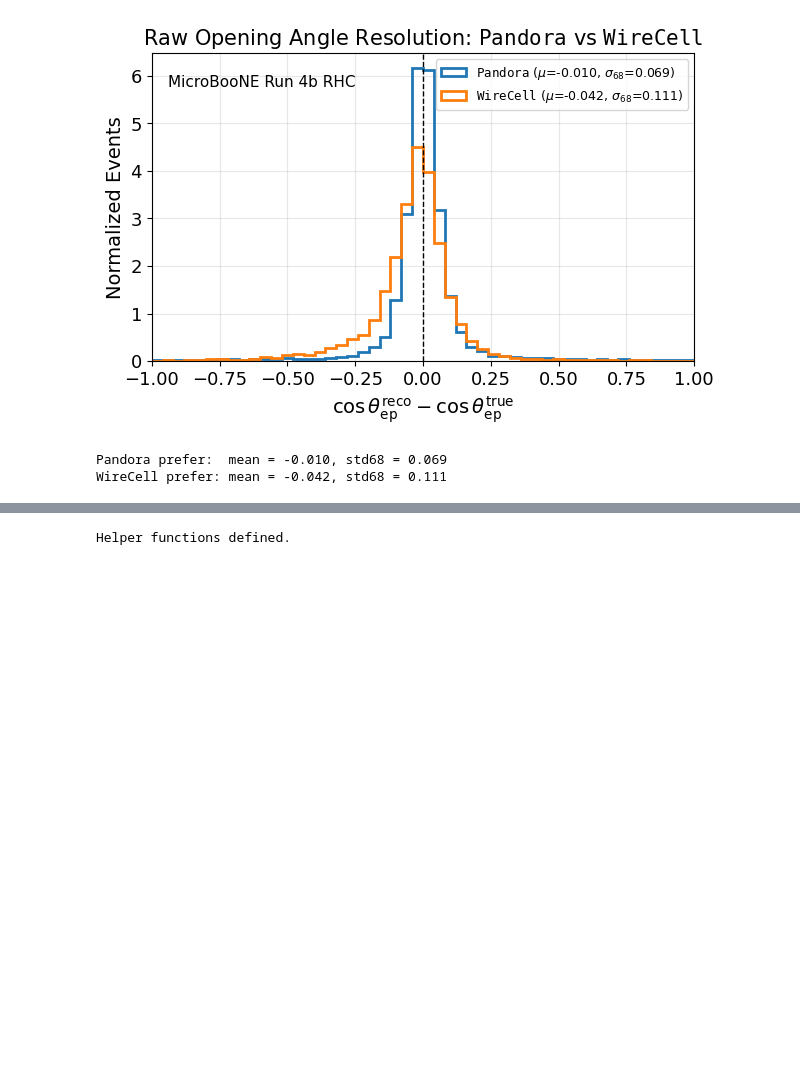
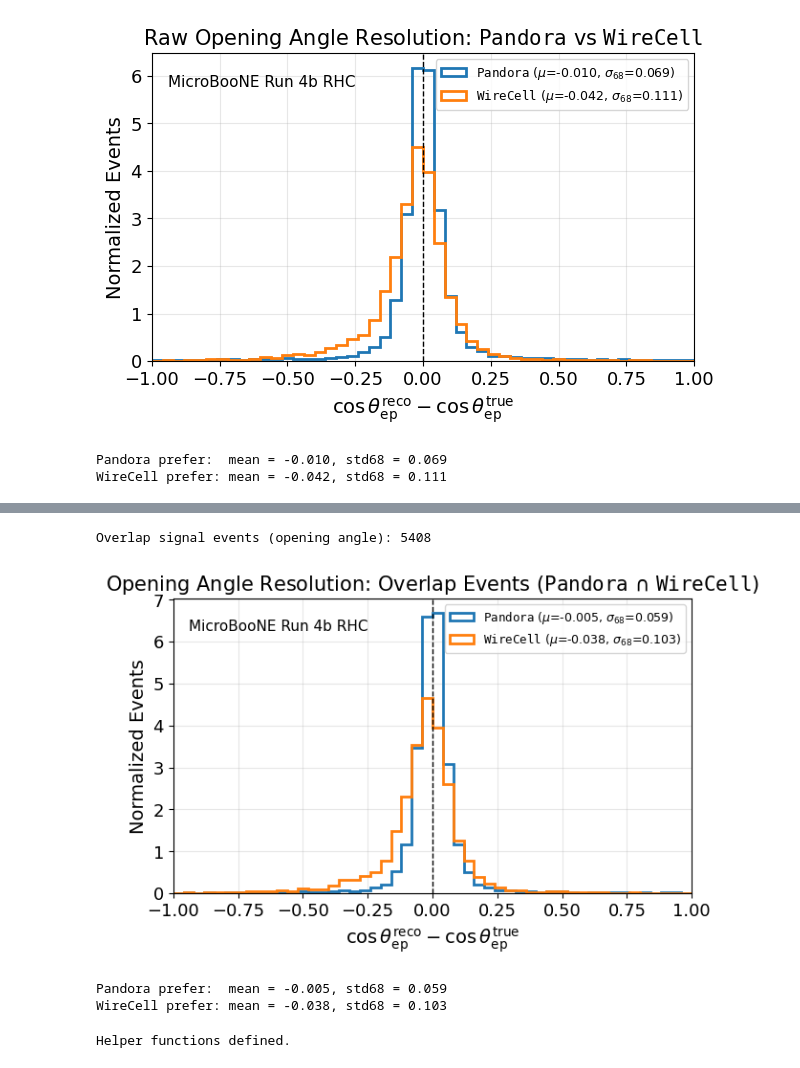
Before and after one commit to abbeybarnard/xsec_analyzer, a Jupyter notebook: analysis.ipynb, the cells around one changed output, grey strips where cells are left out. Cells and saved outputs as stored; diff of their text form; code cells hidden in the pictures; blank space fills up the shorter version.

```diff
--- a/analysis.ipynb
+++ b/analysis.ipynb
@@ -369,3 +472,25 @@ WireCell prefer: mean = -0.042, std68 = 0.111
+# %%
+# ============================================================
+# OVERLAP OPENING ANGLE RESOLUTION
+# ============================================================
+
+res_a_overlap_p, res_a_overlap_w = compute_overlap_resolution(entries,
+    reco_branch_pandora='pandora_reco_opening_angle',
+    reco_branch_wirecell='wc_reco_opening_angle',
+    true_branch='true_cos_opening_angle', fractional=False)
+
+print(f'Overlap signal events (opening angle): {len(res_a_overlap_p)}')
+
+plot_resolution(res_a_overlap_p, res_a_overlap_w,
+    xlabel=r'$\cos\theta_{\mathrm{ep}}^\mathrm{reco} - \cos\theta_{\mathrm{ep}}^\mathrm{true}$',
+    title=r'Opening Angle Resolution: Overlap Events ($\mathtt{Pandora}$ $\cap$ $\mathtt{WireCell}$)',
+    savename='opening_angle_overlap_resolution.pdf',
+    xrange=(-1, 1), nbins=50)
+# %% [output]
+Overlap signal events (opening angle): 5408
+[figure, added]
+Pandora prefer:  mean = -0.005, std68 = 0.059
+WireCell prefer: mean = -0.038, std68 = 0.103
 # %%
 # ============================================================
 # SHARED: accumulate histogram counts from all files
```
Also changed, not shown: parts of 8 cells of this notebook, 3 other files.
